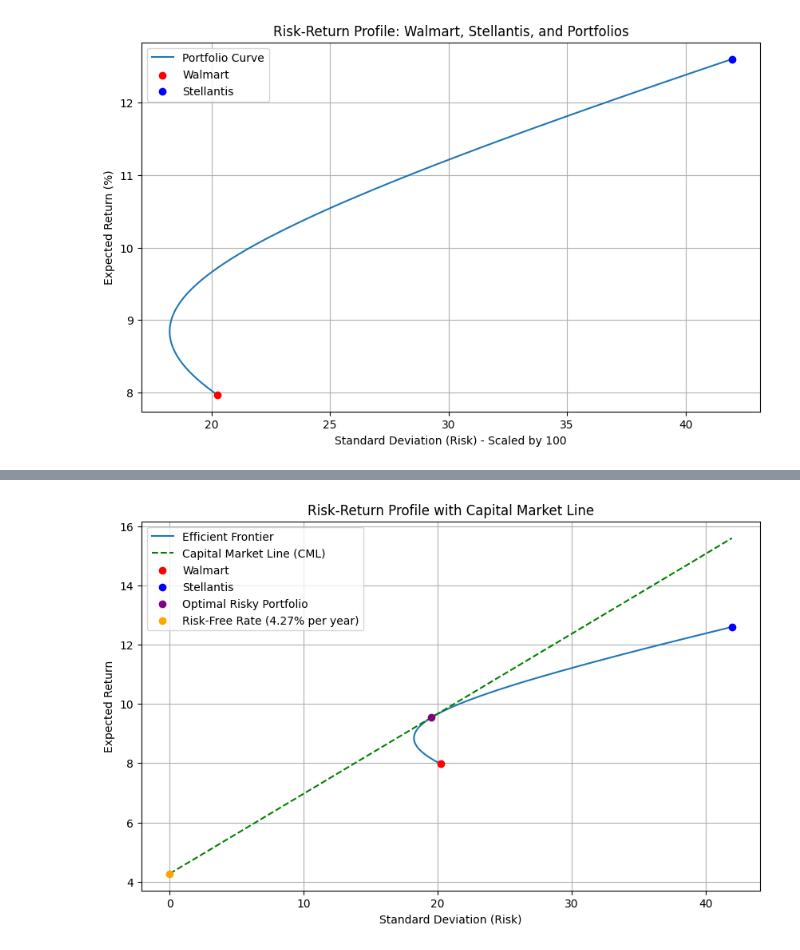
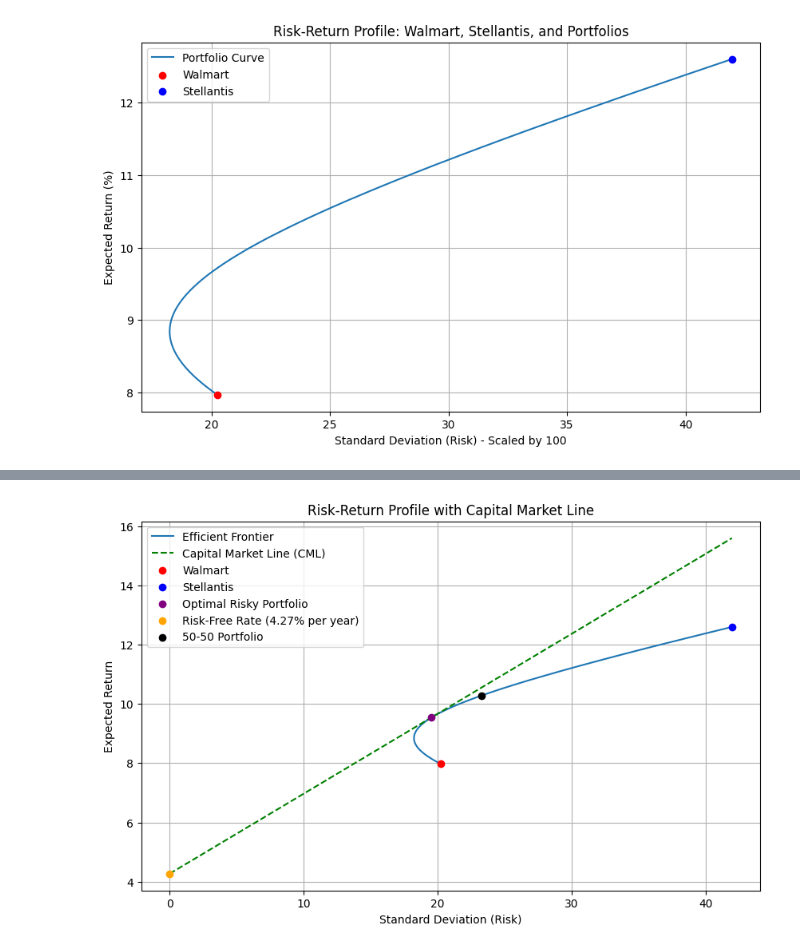
Before and after one commit to simonefilosofi/STLA-and-WMT-financial-analysis, a Jupyter notebook: 8_Portfolio_Analysis.ipynb, the cells around one changed output, grey strips where cells are left out. Cells and saved outputs as stored; diff of their text form; code cells hidden in the pictures.

```diff
--- a/8_Portfolio_Analysis.ipynb
+++ b/8_Portfolio_Analysis.ipynb
@@ -129,18 +184,24 @@ Optimal Sharpe Ratio: 0.2698
 # %%
 # Plot the efficient frontier and the Capital Market Line (CML)
 
 plt.figure(figsize=(10, 6))
 plt.plot(portfolio_stds, portfolio_returns, label='Efficient Frontier')
 plt.plot(cml_x, cml_y, label='Capital Market Line (CML)', linestyle='--', color='green')
 plt.scatter(historical_std_wmt*100, expected_return_wmt*100, color='red', label='Walmart', zorder=5)
 plt.scatter(historical_std_stla*100, expected_return_stla*100, color='blue', label='Stellantis', zorder=5)
 plt.scatter(optimal_risky_portfolio_std, optimal_risky_portfolio_return, color='purple', label='Optimal Risky Portfolio', zorder=5)
 plt.scatter(0, risk_free_rate*100, color='orange', label='Risk-Free Rate (4.27% per year)', zorder=5)
+plt.scatter(np.sqrt(portfolio_variance_50_50), portfolio_return_50_50, color='black', label='50-50 Portfolio', zorder=5)
 plt.title('Risk-Return Profile with Capital Market Line')
 plt.xlabel('Standard Deviation (Risk)')
 plt.ylabel('Expected Return')
 plt.legend()
 plt.grid(True)
+
+# Save the plot as a PNG file
+plt.savefig('Outputs/Images/efficient_frontier_with_cml.png', dpi=300, bbox_inches='tight')
+
+# Show the plot
 plt.show()
 # %% [output]
-[figure, old version]
+[figure, new version]
```
Also changed, not shown: parts of 2 cells of this notebook, 3 other files.
